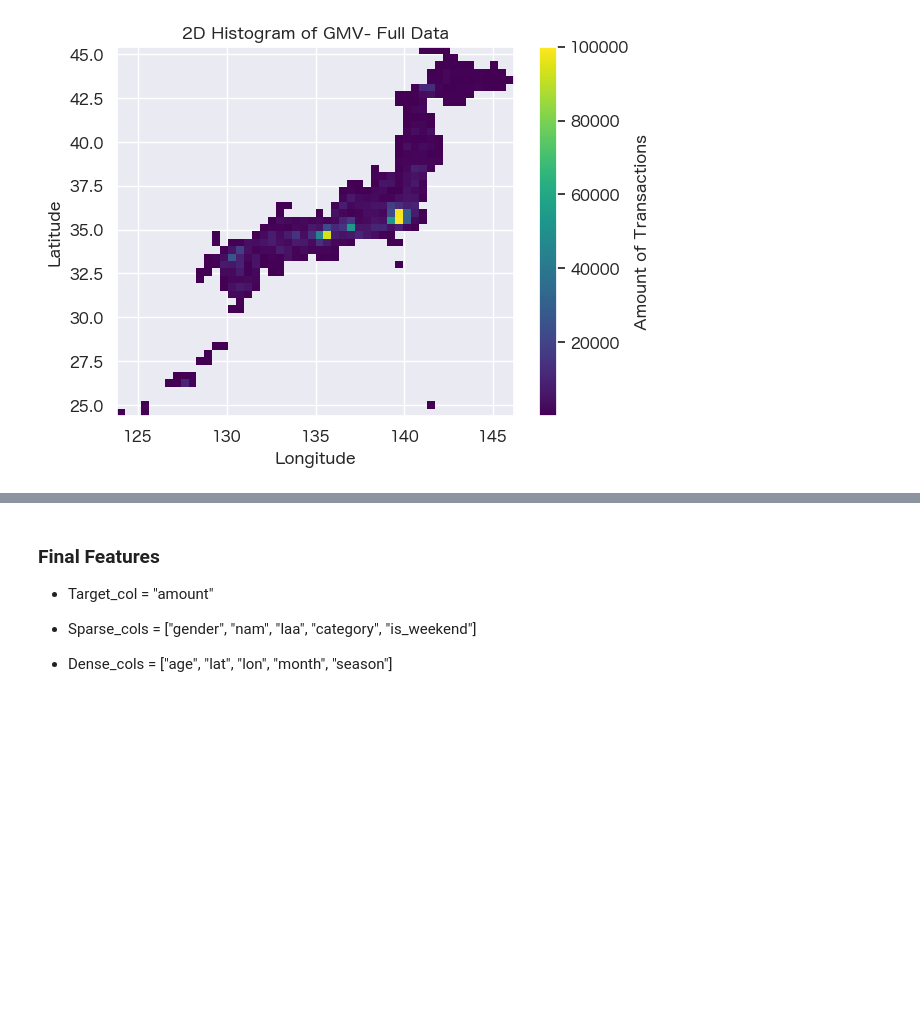
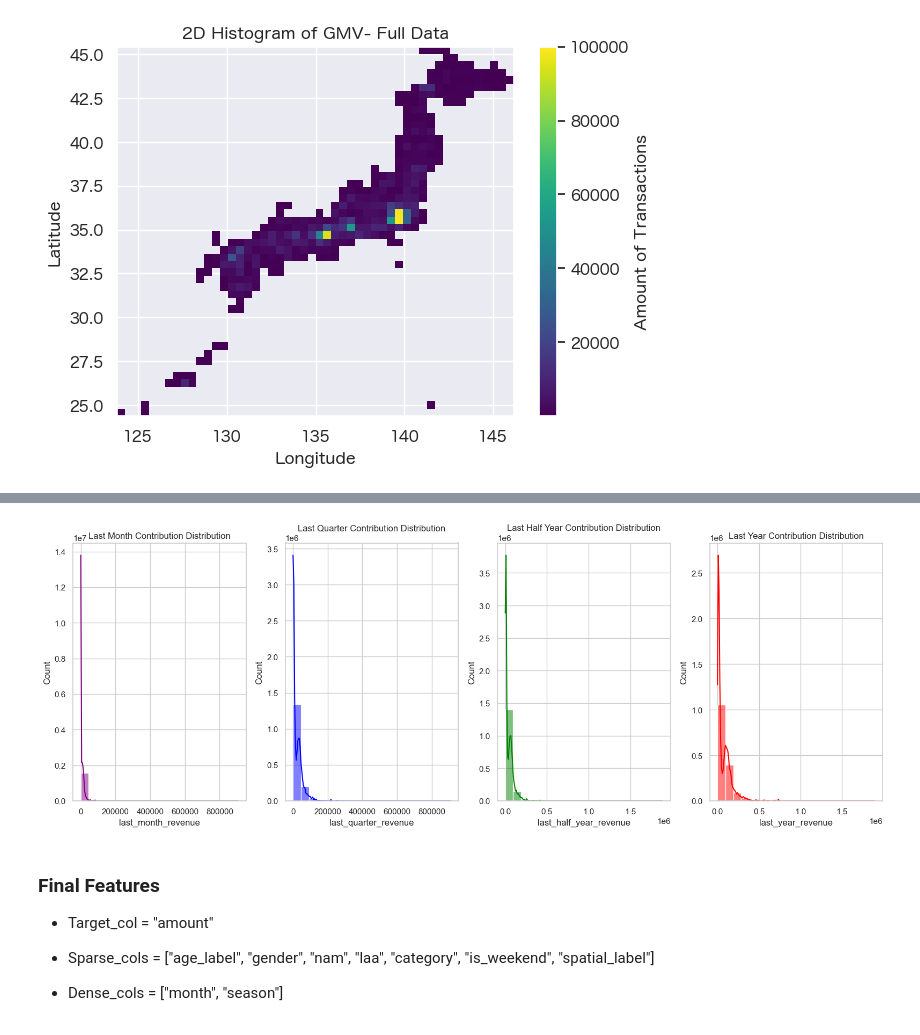
Before and after one commit to egpivo/gmv-forecaster, a Jupyter notebook: notebooks/exploratory_data_analysis.ipynb, the cells around one changed output, grey strips where cells are left out. Saved outputs shown, nothing was run; the diff lists cells and outputs as text; code cells hidden in the pictures; blank space fills up the shorter version.

```diff
--- a/notebooks/exploratory_data_analysis.ipynb
+++ b/notebooks/exploratory_data_analysis.ipynb
@@ -359,6 +471,70 @@ plt.show()
+# %%
+def calculate_store_revenue_periods(transaction_df):
+    # Convert 'event_occurrence' to datetime
+    transaction_df['event_occurrence'] = pd.to_datetime(transaction_df['event_occurrence'])
+
+    # Find the last date in the dataset
+    last_date = transaction_df['event_occurrence'].max()
+
+    # Calculate the start dates for the last month, last quarter, last half year, and last year
+    last_month_start = last_date - pd.offsets.DateOffset(months=1)
+    last_quarter_start = last_date - pd.offsets.DateOffset(months=3)
+    last_half_year_start = last_date - pd.offsets.DateOffset(months=6)
+    last_year_start = last_date - pd.offsets.DateOffset(years=1)
+
+    # Extract the month from the 'event_occurrence' column
+    transaction_df['month'] = transaction_df['event_occurrence'].dt.month
+
+    # Filter the DataFrame for transactions in the last month, last quarter, last half year, and last year for each store
+    last_month_transactions = transaction_df[transaction_df['event_occurrence'] >= last_month_start]
+    last_quarter_transactions = transaction_df[transaction_df['event_occurrence'] >= last_quarter_start]
+    last_half_year_transactions = transaction_df[transaction_df['event_occurrence'] >= last_half_year_start]
+    last_year_transactions = transaction_df[transaction_df['event_occurrence'] >= last_year_start]
+
+    # Calculate the sum of 'amount' for each store in the last month, last quarter, last half year, and last year
+    last_month_revenue = last_month_transactions.groupby(['store_id'])['amount'].sum()
+    last_quarter_revenue = last_quarter_transactions.groupby(['store_id'])['amount'].sum()
+    last_half_year_revenue = last_half_year_transactions.groupby(['store_id'])['amount'].sum()
+    last_year_revenue = last_year_transactions.groupby(['store_id'])['amount'].sum()
+
+    # Merge the results back to the original DataFrame
+    transaction_pdf['last_month_revenue'] = transaction_pdf['store_id'].map(last_month_revenue).fillna(0)
+    transaction_pdf['last_quarter_revenue'] = transaction_pdf['store_id'].map(last_quarter_revenue).fillna(0)
+    transaction_pdf['last_half_year_revenue'] = transaction_pdf['store_id'].map(last_half_year_revenue).fillna(0)
+    transaction_pdf['last_year_revenue'] = transaction_pdf['store_id'].map(last_year_revenue).fillna(0)
+
+    return transaction_df
+
+# Assuming 'transaction_pdf' is your DataFrame
+transaction_df = calculate_store_revenue_periods(transaction_pdf)
+# Plot settings
+plt.figure(figsize=(16, 6))
+sns.set(style="whitegrid")
+
+# Plot histograms or KDE plots for each time period
+plt.subplot(1, 4, 1)
+sns.histplot(transaction_pdf['last_month_revenue'], kde=True, color='purple', bins=20)
+plt.title('Last Month Contribution Distribution')
+
+plt.subplot(1, 4, 2)
+sns.histplot(transaction_pdf['last_quarter_revenue'], kde=True, color='blue', bins=20)
+plt.title('Last Quarter Contribution Distribution')
+
+plt.subplot(1, 4, 3)
+sns.histplot(transaction_pdf['last_half_year_revenue'], kde=True, color='green', bins=20)
+plt.title('Last Half Year Contribution Distribution')
+
+plt.subplot(1, 4, 4)
+sns.histplot(transaction_pdf['last_year_revenue'], kde=True, color='red', bins=20)
+plt.title('Last Year Contribution Distribution')
+
+plt.tight_layout()
+plt.show()
+# %% [output]
+[figure, added]
 # %% [markdown]
 ### Final Features
 - Target_col = "amount"
 
-- Sparse_cols = ["gender", "nam", "laa", "category", "is_weekend"]
-- Dense_cols = ["age", "lat", "lon", "month", "season"]
+- Sparse_cols = ["age_label", "gender", "nam", "laa", "category", "is_weekend", "spatial_label"]
+- Dense_cols = ["month", "season"]
```
Also changed, not shown: parts of 7 cells of this notebook, 4 other files.
